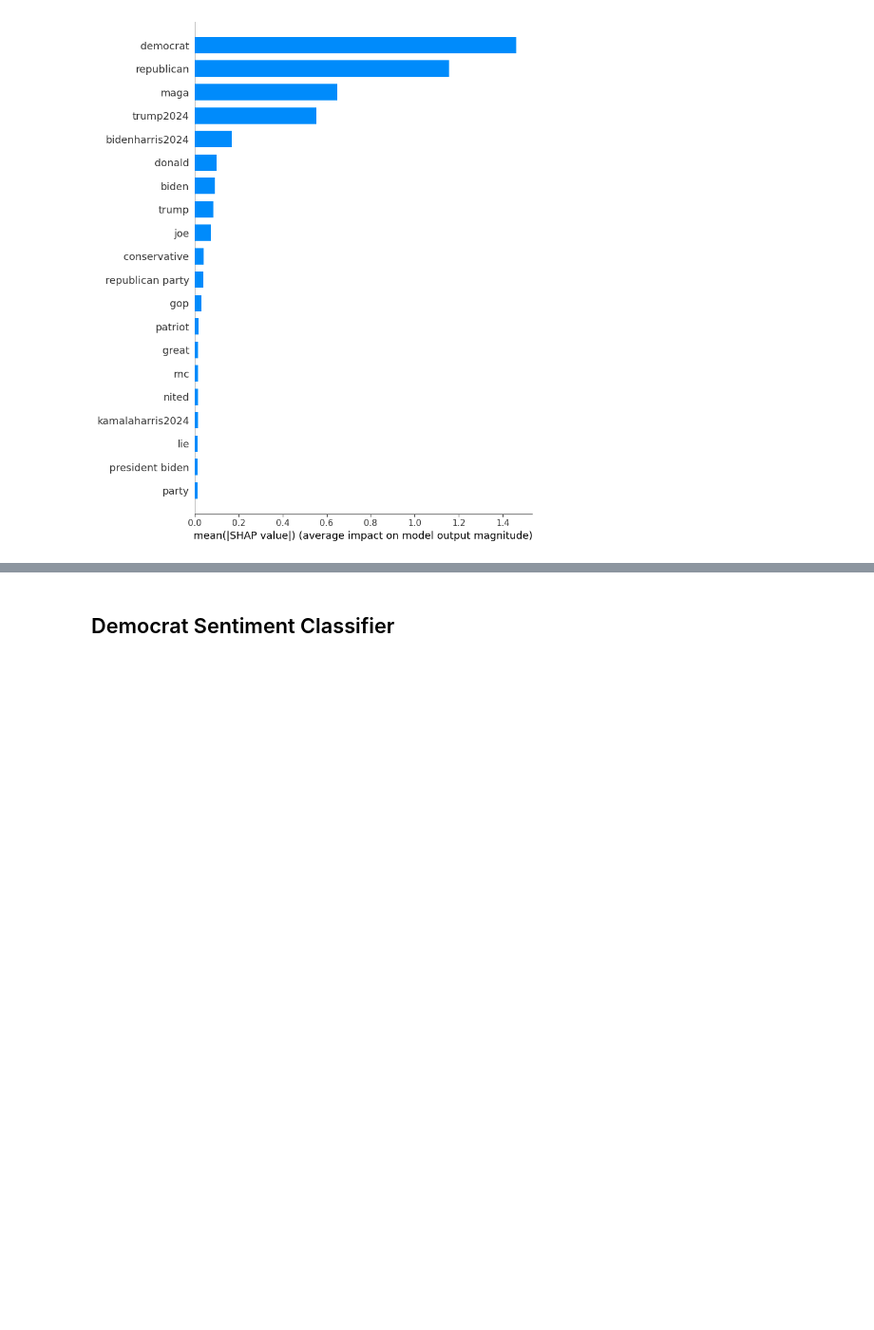
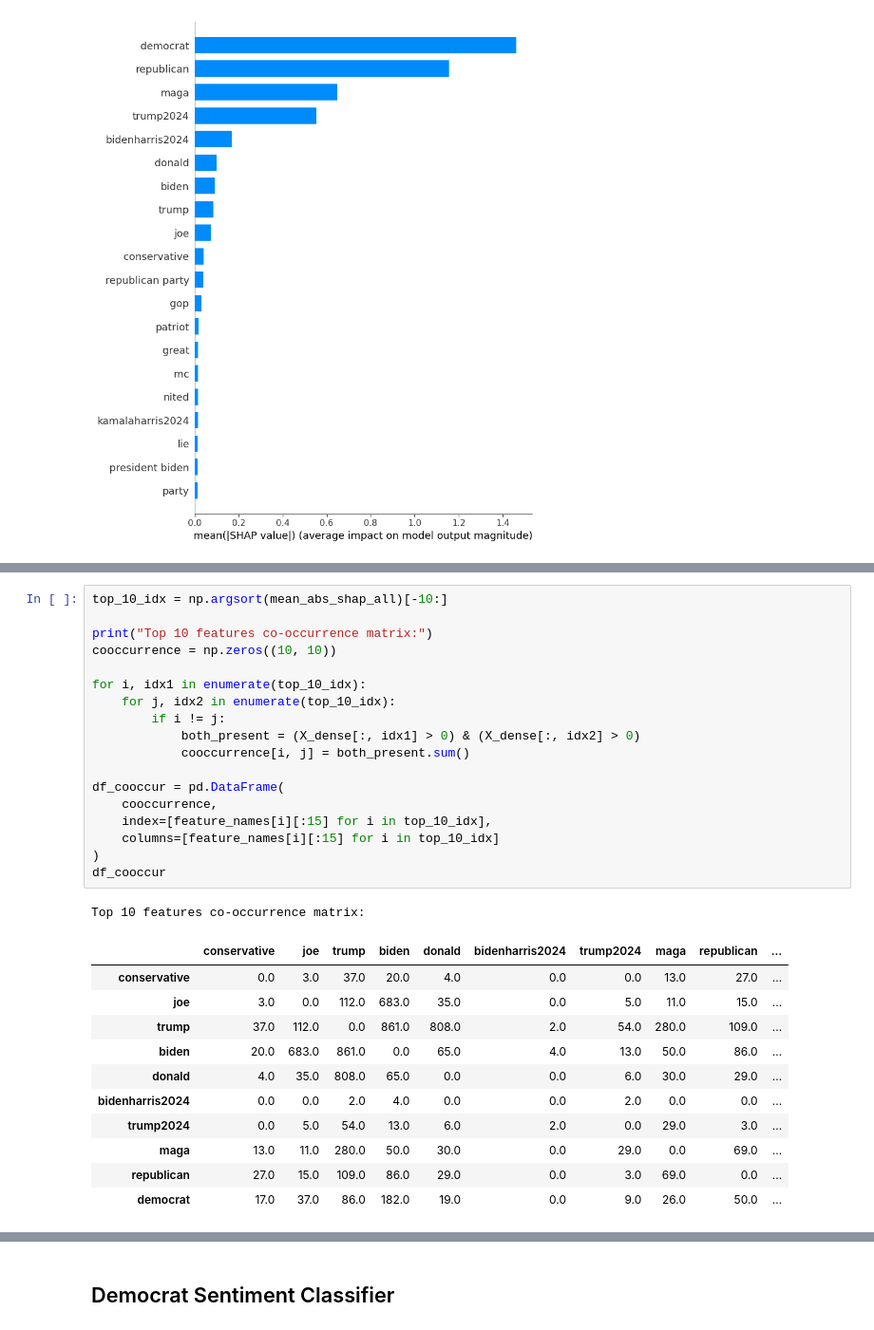
Before and after one commit to Birkbeck/msc-project-source-code-files-24-25-tayyib-saddique, a Jupyter notebook: x_processing/shap.ipynb, the cells around one changed output, grey strips where cells are left out. Shown at 95% size. Saved outputs shown, nothing was run; the diff lists cells and outputs as text; blank space fills up the shorter version.

```diff
--- a/x_processing/shap.ipynb
+++ b/x_processing/shap.ipynb
@@ -136,0 +357,31 @@ feature_importance_df_dir.head(10)
+# %%
+top_10_idx = np.argsort(mean_abs_shap_all)[-10:]
+
+print("Top 10 features co-occurrence matrix:")
+cooccurrence = np.zeros((10, 10))
+
+for i, idx1 in enumerate(top_10_idx):
+    for j, idx2 in enumerate(top_10_idx):
+        if i != j:
+            both_present = (X_dense[:, idx1] > 0) & (X_dense[:, idx2] > 0)
+            cooccurrence[i, j] = both_present.sum()
+
+df_cooccur = pd.DataFrame(
+    cooccurrence,
+    index=[feature_names[i][:15] for i in top_10_idx],
+    columns=[feature_names[i][:15] for i in top_10_idx]
+)
+df_cooccur
+# %% [output]
+Top 10 features co-occurrence matrix:
+|  | conservative | joe | trump | biden | donald | bidenharris2024 | trump2024 | maga | republican | ... |
+| conservative | 0.0 | 3.0 | 37.0 | 20.0 | 4.0 | 0.0 | 0.0 | 13.0 | 27.0 | ... |
+| joe | 3.0 | 0.0 | 112.0 | 683.0 | 35.0 | 0.0 | 5.0 | 11.0 | 15.0 | ... |
+| trump | 37.0 | 112.0 | 0.0 | 861.0 | 808.0 | 2.0 | 54.0 | 280.0 | 109.0 | ... |
+| biden | 20.0 | 683.0 | 861.0 | 0.0 | 65.0 | 4.0 | 13.0 | 50.0 | 86.0 | ... |
+| donald | 4.0 | 35.0 | 808.0 | 65.0 | 0.0 | 0.0 | 6.0 | 30.0 | 29.0 | ... |
+| bidenharris2024 | 0.0 | 0.0 | 2.0 | 4.0 | 0.0 | 0.0 | 2.0 | 0.0 | 0.0 | ... |
+| trump2024 | 0.0 | 5.0 | 54.0 | 13.0 | 6.0 | 2.0 | 0.0 | 29.0 | 3.0 | ... |
+| maga | 13.0 | 11.0 | 280.0 | 50.0 | 30.0 | 0.0 | 29.0 | 0.0 | 69.0 | ... |
+| republican | 27.0 | 15.0 | 109.0 | 86.0 | 29.0 | 0.0 | 3.0 | 69.0 | 0.0 | ... |
+| democrat | 17.0 | 37.0 | 86.0 | 182.0 | 19.0 | 0.0 | 9.0 | 26.0 | 50.0 | ... |
```
Also changed, not shown: parts of 19 cells of this notebook, 1 other file.
